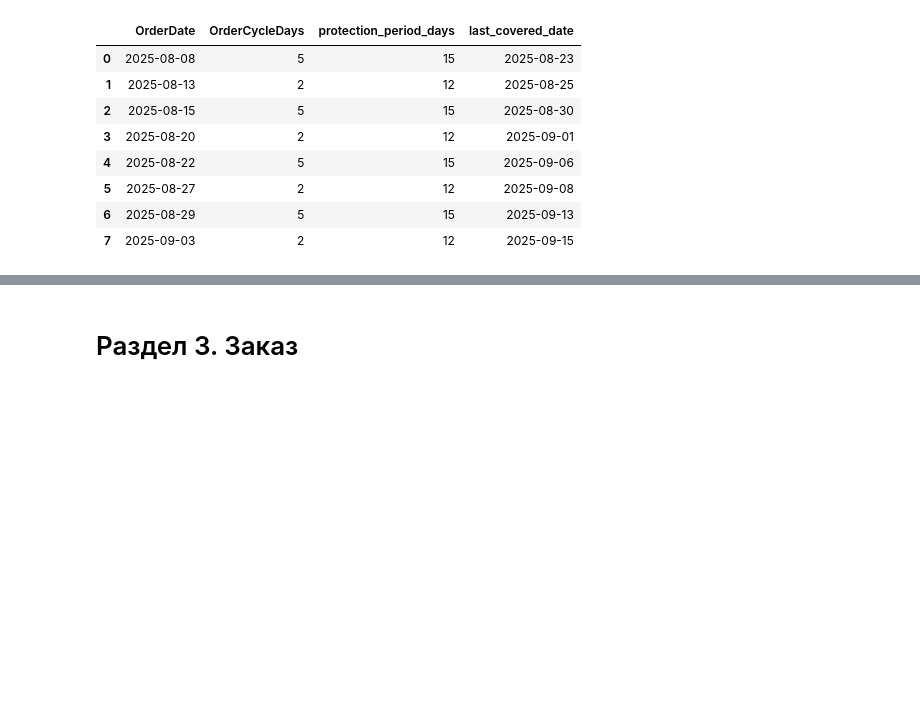
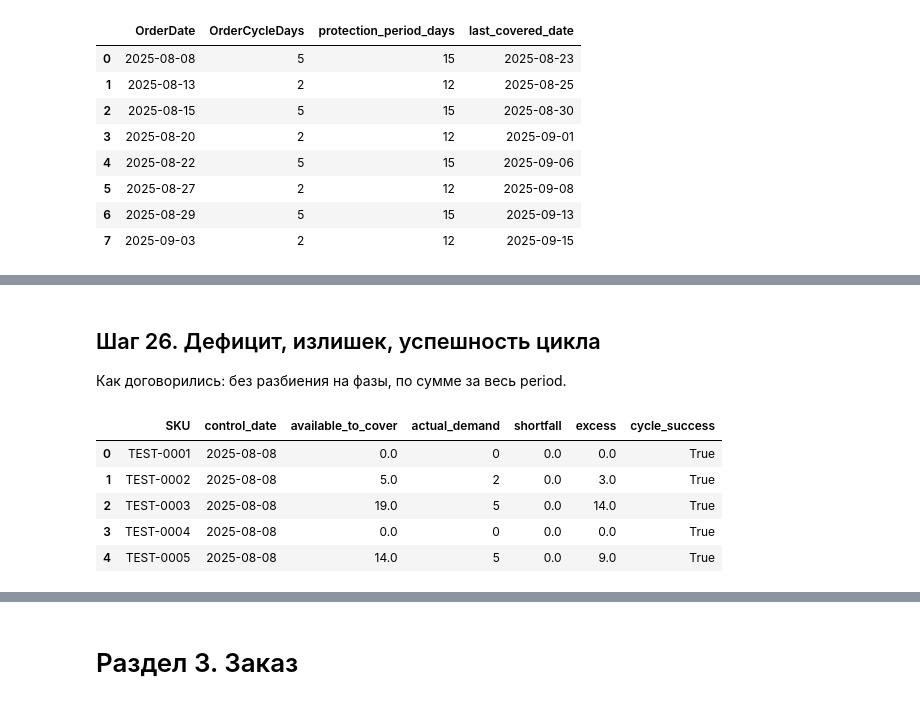
Before and after one commit to Viktor-VK/reorder-model, a Jupyter notebook: notebooks/reorder_model.ipynb, the cells around one changed output, grey strips where cells are left out. Saved outputs shown, nothing was run; the diff lists cells and outputs as text; code cells hidden in the pictures; blank space fills up the shorter version.

```diff
--- a/notebooks/reorder_model.ipynb
+++ b/notebooks/reorder_model.ipynb
@@ -478,0 +604,23 @@ control_dates_df[["OrderDate", "OrderCycleDays", "protection_period_days", "last
+# %%
+def get_actual_demand_over_window(control_date, protection_period_days):
+    """Сумма фактических продаж по каждому SKU за [control_date, control_date + protection_period_days - 1]."""
+    window_end = control_date + pd.Timedelta(days=protection_period_days - 1)
+    window = history_df[(history_df["Date"] >= control_date) & (history_df["Date"] <= window_end)]
+    return window.groupby("SKU")["SalesQty"].sum().rename("actual_demand")
+
+
+# Считаем фактический спрос для каждой контрольной даты и сразу подклеиваем к таблице решений.
+actual_demand_parts = []
+for _, cal_row in control_dates_df.iterrows():
+    control_date = cal_row["OrderDate"]
+    protection_period_days = int(cal_row["protection_period_days"])
+    part = get_actual_demand_over_window(control_date, protection_period_days).reset_index()
+    part["control_date"] = control_date
+    actual_demand_parts.append(part)
+
+actual_demand_df = pd.concat(actual_demand_parts, ignore_index=True)
+
+baseline_decisions_df = baseline_decisions_df.merge(actual_demand_df, on=["SKU", "control_date"], how="left")
+
+print("Пропуски в actual_demand:", baseline_decisions_df["actual_demand"].isna().sum())
+baseline_decisions_df[["SKU", "control_date", "protection_period_days", "RecommendedOrder", "actual_demand"]].head()
@@ -478,0 +635,29 @@ control_dates_df[["OrderDate", "OrderCycleDays", "protection_period_days", "last
+# %% [markdown]
+## Шаг 26. Дефицит, излишек, успешность цикла
+
+Как договорились: без разбиения на фазы, по сумме за весь period.
+# %%
+# Сколько всего будет доступно за period: то, что уже есть, плюс то, что закажем.
+baseline_decisions_df["available_to_cover"] = (
+    baseline_decisions_df["inventory_position"] + baseline_decisions_df["RecommendedOrder"]
+)
+
+# Дефицит — если факт спроса превысил доступное; излишек — если наоборот.
+baseline_decisions_df["shortfall"] = (
+    baseline_decisions_df["actual_demand"] - baseline_decisions_df["available_to_cover"]
+).clip(lower=0)
+baseline_decisions_df["excess"] = (
+    baseline_decisions_df["available_to_cover"] - baseline_decisions_df["actual_demand"]
+).clip(lower=0)
+
+# Цикл успешен, если дефицита не было вообще.
+baseline_decisions_df["cycle_success"] = baseline_decisions_df["shortfall"] == 0
+
+baseline_decisions_df[["SKU", "control_date", "available_to_cover", "actual_demand", "shortfall", "excess", "cycle_success"]].head()
+# %% [output]
+|  | SKU | control_date | available_to_cover | actual_demand | shortfall | excess | cycle_success |
+| 0 | TEST-0001 | 2025-08-08 | 0.0 | 0 | 0.0 | 0.0 | True |
+| 1 | TEST-0002 | 2025-08-08 | 5.0 | 2 | 0.0 | 3.0 | True |
+| 2 | TEST-0003 | 2025-08-08 | 19.0 | 5 | 0.0 | 14.0 | True |
+| 3 | TEST-0004 | 2025-08-08 | 0.0 | 0 | 0.0 | 0.0 | True |
+| 4 | TEST-0005 | 2025-08-08 | 14.0 | 5 | 0.0 | 9.0 | True |
```
Also changed, not shown: parts of 16 cells of this notebook.
